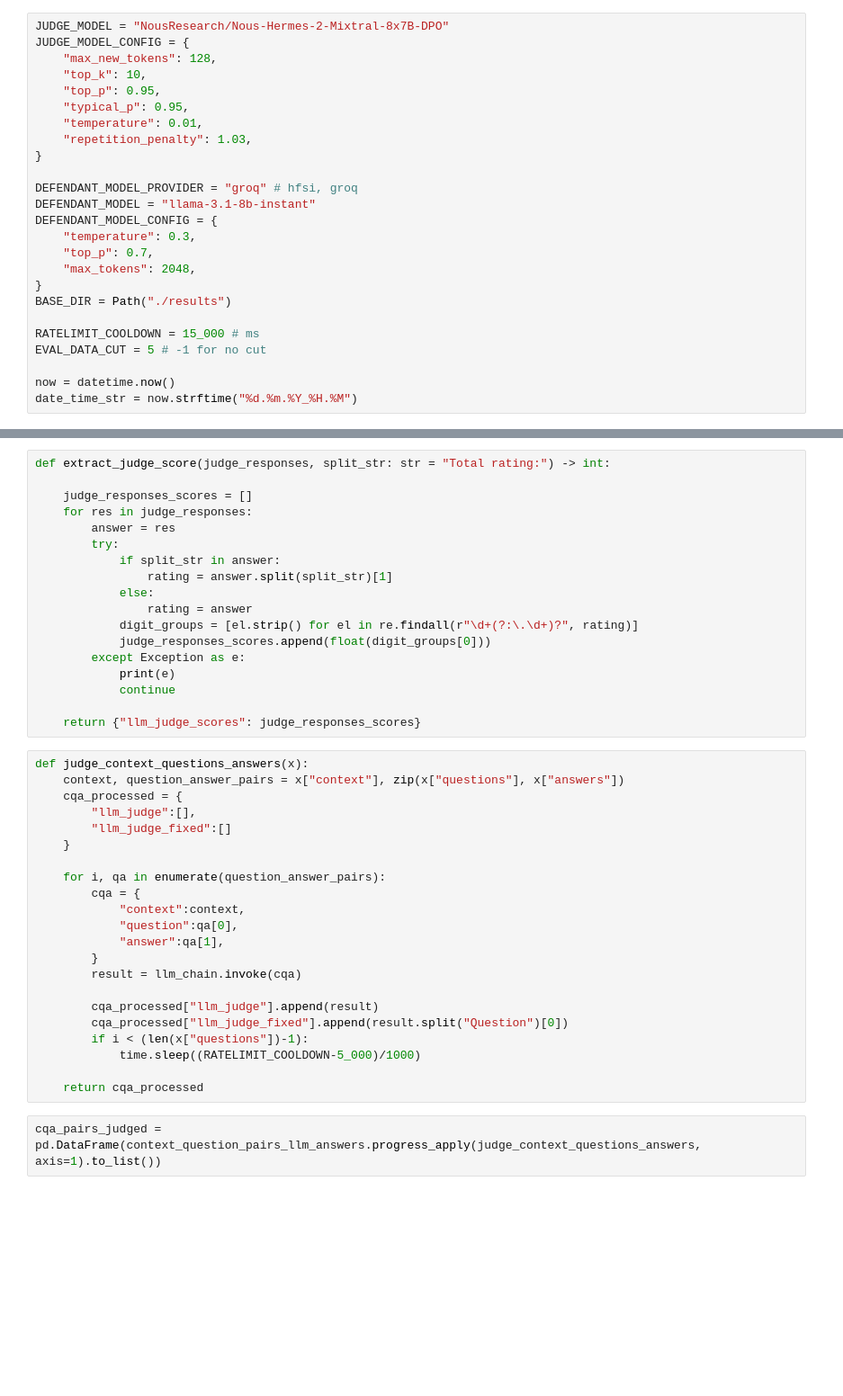
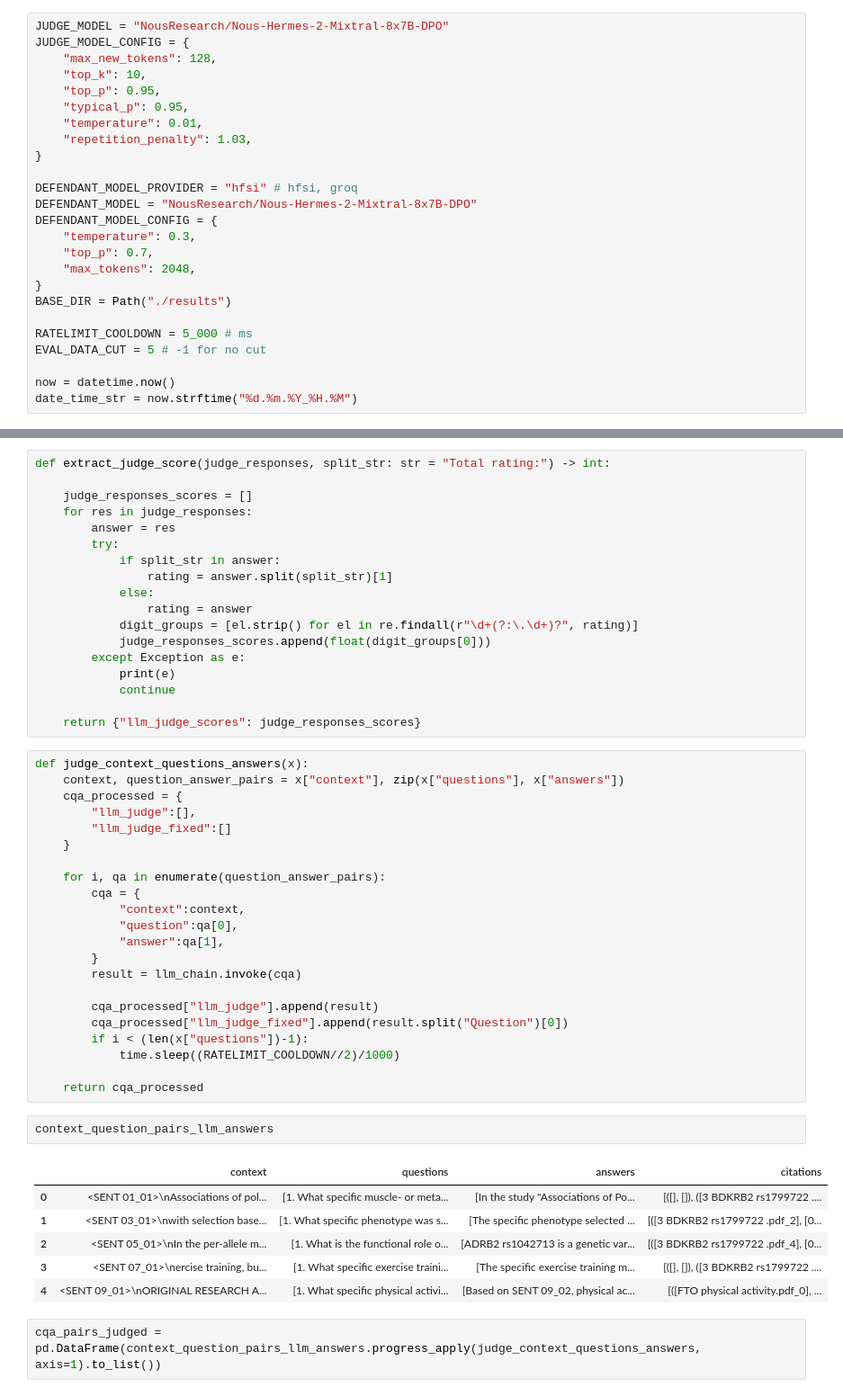
Before and after one commit to samrafif/KalbeCDT-genomic-paper-extractor, a Jupyter notebook: QA_eval_main.ipynb, the cells around one changed output, grey strips where cells are left out. Shown: that part at 90% size. Saved outputs shown, nothing was run; the diff lists cells and outputs as text; blank space fills up the shorter version.

```diff
--- a/QA_eval_main.ipynb
+++ b/QA_eval_main.ipynb
@@ -36,8 +43,8 @@ JUDGE_MODEL_CONFIG = {
     "repetition_penalty": 1.03,
 }
 
-DEFENDANT_MODEL_PROVIDER = "groq" # hfsi, groq
-DEFENDANT_MODEL = "llama-3.1-8b-instant"
+DEFENDANT_MODEL_PROVIDER = "hfsi" # hfsi, groq
+DEFENDANT_MODEL = "NousResearch/Nous-Hermes-2-Mixtral-8x7B-DPO"
 DEFENDANT_MODEL_CONFIG = {
     "temperature": 0.3,
     "top_p": 0.7,
@@ -45,7 +52,7 @@ DEFENDANT_MODEL_CONFIG = {
 }
 BASE_DIR = Path("./results")
 
-RATELIMIT_COOLDOWN = 15_000 # ms
+RATELIMIT_COOLDOWN = 5_000 # ms
 EVAL_DATA_CUT = 5 # -1 for no cut
 
 now = datetime.now()
@@ -172,9 +179,18 @@ def judge_context_questions_answers(x):
         cqa_processed["llm_judge"].append(result)
         cqa_processed["llm_judge_fixed"].append(result.split("Question")[0])
         if i < (len(x["questions"])-1):
-            time.sleep((RATELIMIT_COOLDOWN-5_000)/1000)
+            time.sleep((RATELIMIT_COOLDOWN//2)/1000)
 
     return cqa_processed
+# %%
+context_question_pairs_llm_answers
+# %% [output]
+|  | context | questions | answers | citations |
+| 0 | <SENT 01_01>\nAssociations of pol... | [1. What specific muscle- or meta... | [In the study "Associations of Po... | [([], []), ([3 BDKRB2 rs1799722 .... |
+| 1 | <SENT 03_01>\nwith selection base... | [1. What specific phenotype was s... | [The specific phenotype selected ... | [([3 BDKRB2 rs1799722 .pdf_2], [0... |
+| 2 | <SENT 05_01>\nIn the per-allele m... | [1. What is the functional role o... | [ADRB2 rs1042713 is a genetic var... | [([3 BDKRB2 rs1799722 .pdf_4], [0... |
+| 3 | <SENT 07_01>\nercise training, bu... | [1. What specific exercise traini... | [The specific exercise training m... | [([], []), ([3 BDKRB2 rs1799722 .... |
+| 4 | <SENT 09_01>\nORIGINAL RESEARCH A... | [1. What specific physical activi... | [Based on SENT 09_02, physical ac... | [([FTO physical activity.pdf_0], ... |
 # %%
 cqa_pairs_judged = pd.DataFrame(context_question_pairs_llm_answers.progress_apply(judge_context_questions_answers, axis=1).to_list())
 # %%
```
Also changed, not shown: parts of 3 cells of this notebook, 1 other file.
